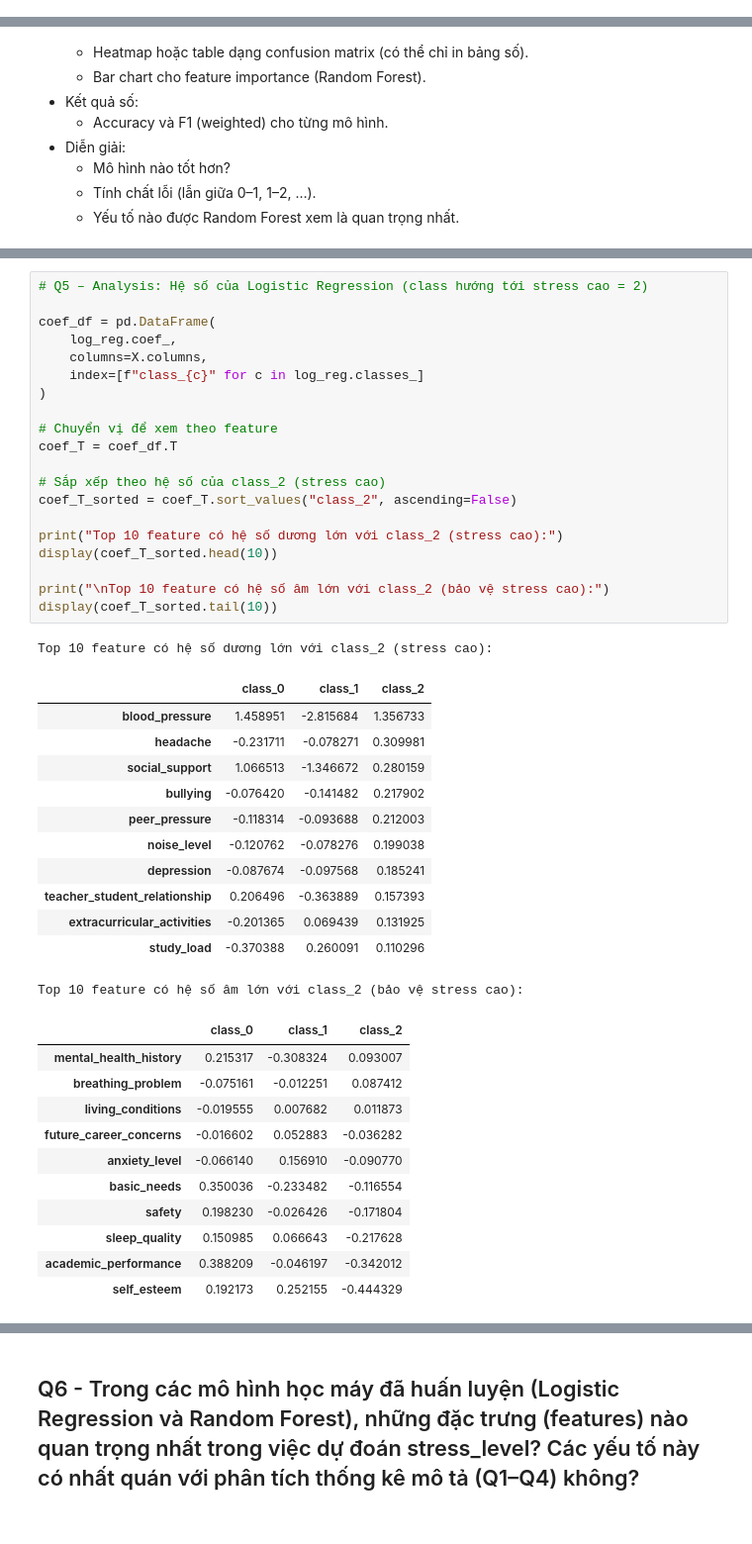
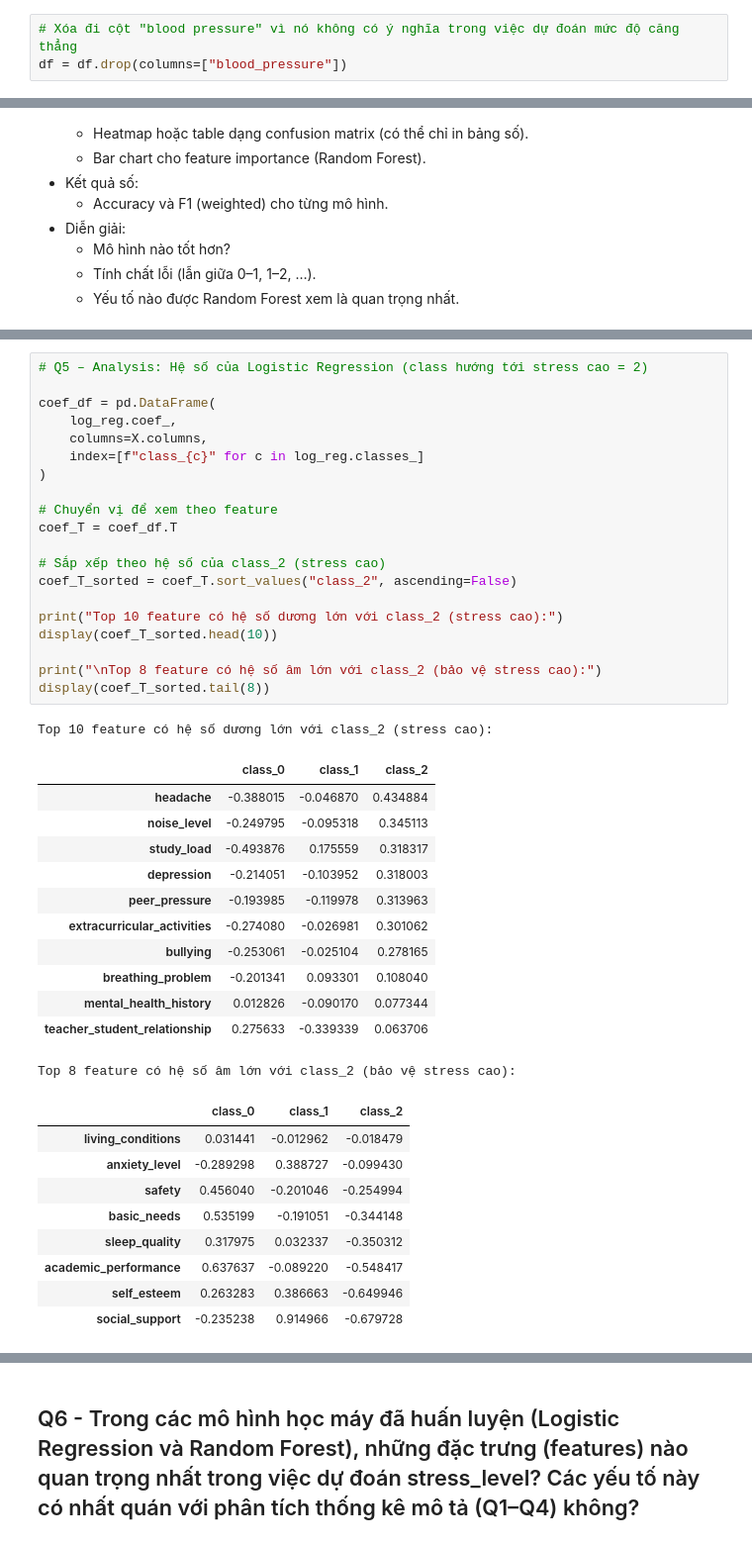
Before and after one commit to MDuy-3107/P4DS_Student-Stress-Monitoring, a Jupyter notebook: report.ipynb, the cells around one changed output, grey strips where cells are left out. Shown at 99% size. Drawn from its saved outputs; the diff is of its cells as text.

```diff
--- a/report.ipynb
+++ b/report.ipynb
@@ -170,0 +151,3 @@ Tóm lại, bộ dữ liệu này vừa đáp ứng đầy đủ **yêu cầu v
+# %%
+# Xóa đi cột "blood pressure" vì nó không có ý nghĩa trong việc dự đoán mức độ căng thẳng
+df = df.drop(columns=["blood_pressure"])
@@ -2768,48 +2757,46 @@ dtype: float64
 # %%
 # Q5 – Analysis: Hệ số của Logistic Regression (class hướng tới stress cao = 2)
 
 coef_df = pd.DataFrame(
     log_reg.coef_,
     columns=X.columns,
     index=[f"class_{c}" for c in log_reg.classes_]
 )
 
 # Chuyển vị để xem theo feature
 coef_T = coef_df.T
 
 # Sắp xếp theo hệ số của class_2 (stress cao)
 coef_T_sorted = coef_T.sort_values("class_2", ascending=False)
 
 print("Top 10 feature có hệ số dương lớn với class_2 (stress cao):")
 display(coef_T_sorted.head(10))
 
-print("\nTop 10 feature có hệ số âm lớn với class_2 (bảo vệ stress cao):")
-display(coef_T_sorted.tail(10))
+print("\nTop 8 feature có hệ số âm lớn với class_2 (bảo vệ stress cao):")
+display(coef_T_sorted.tail(8))
 # %% [output]
 Top 10 feature có hệ số dương lớn với class_2 (stress cao):
 |  | class_0 | class_1 | class_2 |
-| blood_pressure | 1.458951 | -2.815684 | 1.356733 |
-| headache | -0.231711 | -0.078271 | 0.309981 |
-| social_support | 1.066513 | -1.346672 | 0.280159 |
-| bullying | -0.076420 | -0.141482 | 0.217902 |
-| peer_pressure | -0.118314 | -0.093688 | 0.212003 |
-| noise_level | -0.120762 | -0.078276 | 0.199038 |
-| depression | -0.087674 | -0.097568 | 0.185241 |
-| teacher_student_relationship | 0.206496 | -0.363889 | 0.157393 |
-| extracurricular_activities | -0.201365 | 0.069439 | 0.131925 |
-| study_load | -0.370388 | 0.260091 | 0.110296 |
+| headache | -0.388015 | -0.046870 | 0.434884 |
+| noise_level | -0.249795 | -0.095318 | 0.345113 |
+| study_load | -0.493876 | 0.175559 | 0.318317 |
+| depression | -0.214051 | -0.103952 | 0.318003 |
+| peer_pressure | -0.193985 | -0.119978 | 0.313963 |
+| extracurricular_activities | -0.274080 | -0.026981 | 0.301062 |
+| bullying | -0.253061 | -0.025104 | 0.278165 |
+| breathing_problem | -0.201341 | 0.093301 | 0.108040 |
+| mental_health_history | 0.012826 | -0.090170 | 0.077344 |
+| teacher_student_relationship | 0.275633 | -0.339339 | 0.063706 |
-Top 10 feature có hệ số âm lớn với class_2 (bảo vệ stress cao):
+Top 8 feature có hệ số âm lớn với class_2 (bảo vệ stress cao):
 |  | class_0 | class_1 | class_2 |
-| mental_health_history | 0.215317 | -0.308324 | 0.093007 |
-| breathing_problem | -0.075161 | -0.012251 | 0.087412 |
-| living_conditions | -0.019555 | 0.007682 | 0.011873 |
-| future_career_concerns | -0.016602 | 0.052883 | -0.036282 |
-| anxiety_level | -0.066140 | 0.156910 | -0.090770 |
-| basic_needs | 0.350036 | -0.233482 | -0.116554 |
-| safety | 0.198230 | -0.026426 | -0.171804 |
-| sleep_quality | 0.150985 | 0.066643 | -0.217628 |
-| academic_performance | 0.388209 | -0.046197 | -0.342012 |
-| self_esteem | 0.192173 | 0.252155 | -0.444329 |
+| living_conditions | 0.031441 | -0.012962 | -0.018479 |
+| anxiety_level | -0.289298 | 0.388727 | -0.099430 |
+| safety | 0.456040 | -0.201046 | -0.254994 |
+| basic_needs | 0.535199 | -0.191051 | -0.344148 |
+| sleep_quality | 0.317975 | 0.032337 | -0.350312 |
+| academic_performance | 0.637637 | -0.089220 | -0.548417 |
+| self_esteem | 0.263283 | 0.386663 | -0.649946 |
+| social_support | -0.235238 | 0.914966 | -0.679728 |
 # %% [markdown]
 ### Q5 – C. Kết quả & Diễn giải
 
```
Also changed, not shown: parts of 37 cells of this notebook.
